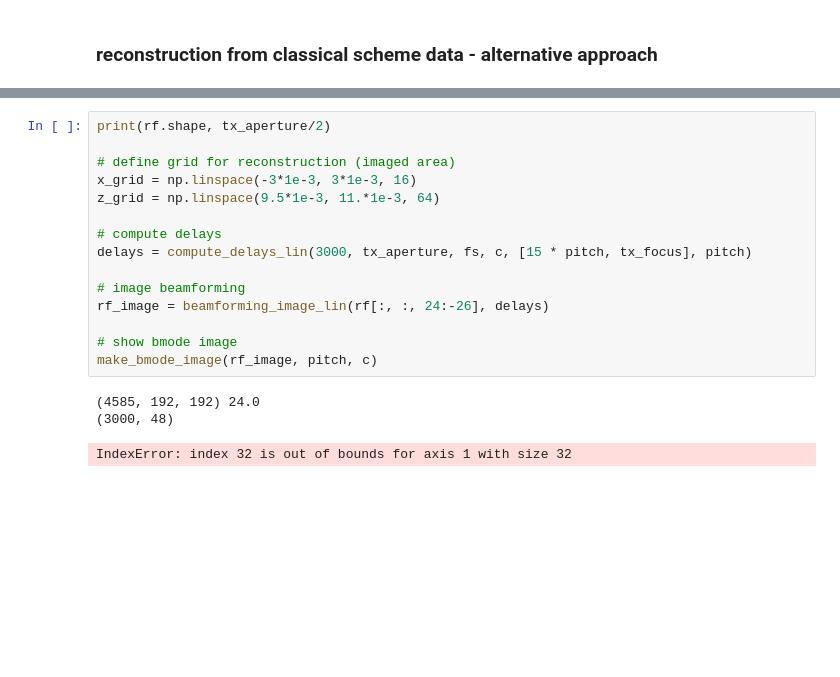
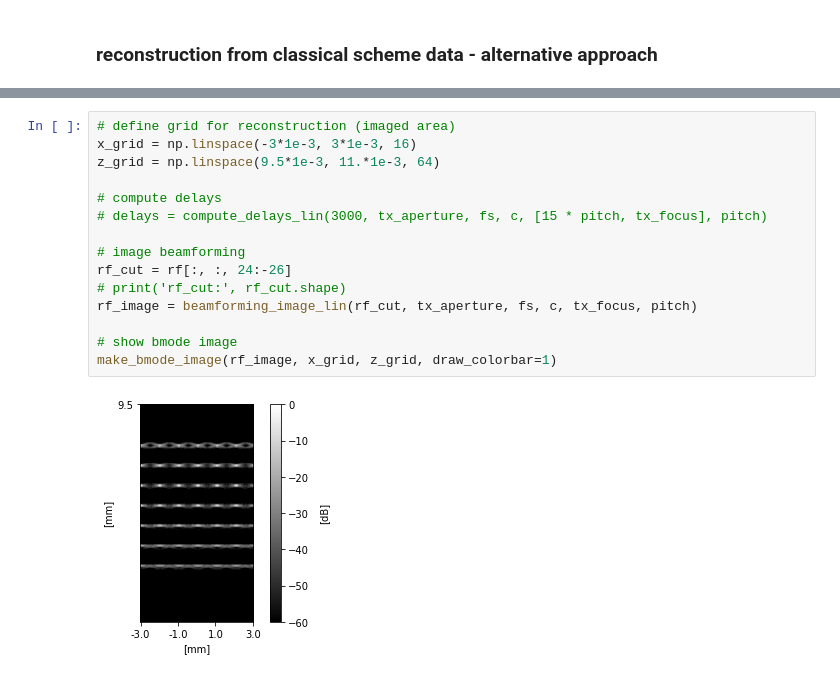
Before and after one commit to us4useu/arrus, a Jupyter notebook: python/bmode/image_reconstruction_tests.ipynb, the cells around one changed output, grey strips where cells are left out. Cells and saved outputs as stored; diff of their text form; blank space fills up the shorter version.

```diff
--- a/python/bmode/image_reconstruction_tests.ipynb
+++ b/python/bmode/image_reconstruction_tests.ipynb
@@ -531,19 +526,17 @@ make_bmode_image(rf_image, x_grid, z_grid, 0)
 # %%
-print(rf.shape, tx_aperture/2)
-
 # define grid for reconstruction (imaged area)
 x_grid = np.linspace(-3*1e-3, 3*1e-3, 16)
 z_grid = np.linspace(9.5*1e-3, 11.*1e-3, 64)
 
 # compute delays
-delays = compute_delays_lin(3000, tx_aperture, fs, c, [15 * pitch, tx_focus], pitch)
+# delays = compute_delays_lin(3000, tx_aperture, fs, c, [15 * pitch, tx_focus], pitch)
 
 # image beamforming
-rf_image = beamforming_image_lin(rf[:, :, 24:-26], delays)
+rf_cut = rf[:, :, 24:-26]
+# print('rf_cut:', rf_cut.shape)
+rf_image = beamforming_image_lin(rf_cut, tx_aperture, fs, c, tx_focus, pitch)
 
 # show bmode image
-make_bmode_image(rf_image, pitch, c)
+make_bmode_image(rf_image, x_grid, z_grid, draw_colorbar=1)
 # %% [output]
-(4585, 192, 192) 24.0
-(3000, 48)
-IndexError: index 32 is out of bounds for axis 1 with size 32
+[figure, added]
```
Also changed, not shown: parts of 4 cells of this notebook, 1 other file.
